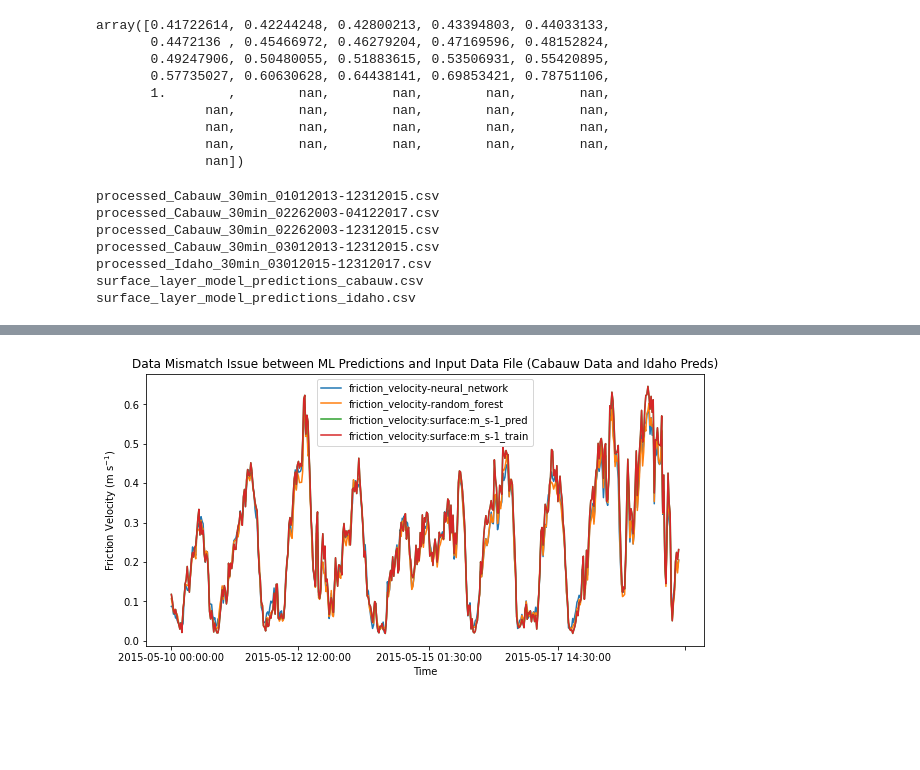
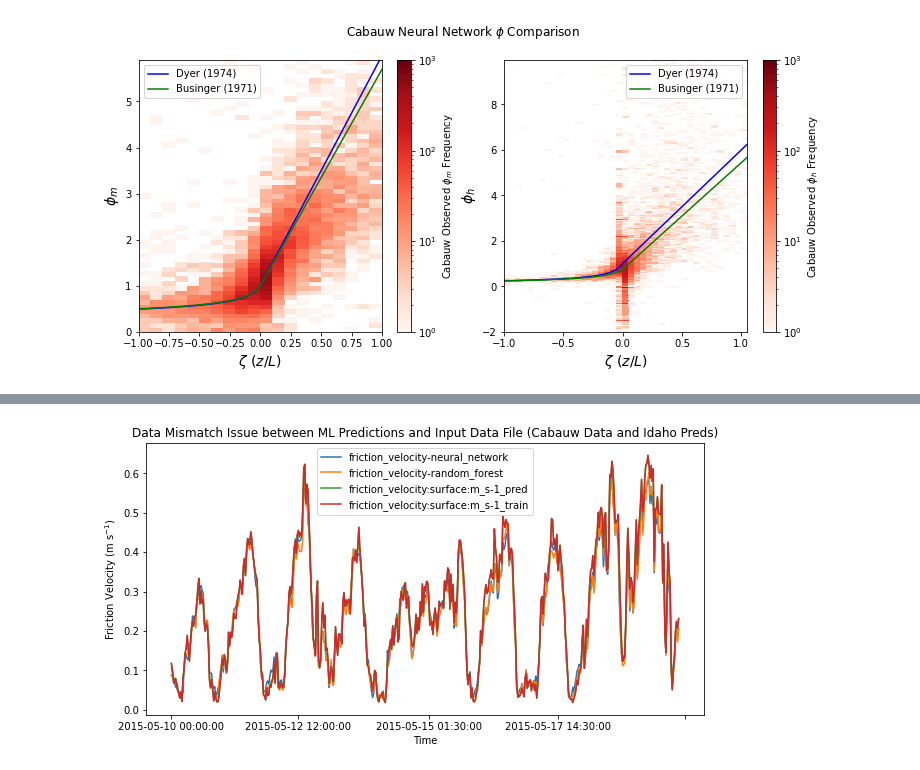
Before and after one commit to NCAR/mlsurfacelayer, a Jupyter notebook: notebooks/phi_plots.ipynb, the cells around one changed output, grey strips where cells are left out. Drawn from its saved outputs; the diff is of its cells as text; code cells hidden in the pictures; blank space fills up the shorter version.

```diff
--- a/notebooks/phi_plots.ipynb
+++ b/notebooks/phi_plots.ipynb
@@ -149,22 +264,34 @@ plt.savefig("cabauw_phi_comparison.png", dpi=250, bbox_inches="tight")
+# %%
+plt.figure(figsize=(12, 5))
+plt.subplot(1, 2, 1)
+plt.plot(zeta, phi_m_out[0], color="blue", label="Dyer (1974)")
+plt.plot(zeta, phi_m_out[1], color="green", label="Businger (1971)")
+
+plt.hist2d(combined_cabauw["zeta_m_obs"], combined_cabauw["phi_m_neural_network"],
+           bins=(np.arange(-1, 1.1, 0.1), np.arange(0, 6, 0.1)), cmin=1, norm=LogNorm(vmax=1e3), cmap="Reds")
+plt.xlabel("$\zeta\ (z/L)$", fontsize=14)
+plt.colorbar(label="Cabauw Observed $\phi_m$ Frequency")
+plt.ylabel("$\phi_m$", fontsize=14)
+
+plt.legend(loc=0)
+plt.subplot(1, 2, 2)
+
+plt.plot(zeta, phi_h_out[0], color="blue", label="Dyer (1974)")
+plt.plot(zeta, phi_h_out[1], color="green", label="Businger (1971)")
+
+plt.hist2d(combined_cabauw["zeta_h_obs"], combined_cabauw["phi_h_neural_network"],
+           bins=(np.arange(-1, 1.1, 0.05), np.arange(-2, 10, 0.05)), cmin=1, norm=LogNorm(vmax=1e3), cmap="Reds")
+plt.colorbar(label="Cabauw Observed $\phi_h$ Frequency")
+plt.xlabel("$\zeta\ (z/L)$", fontsize=14)
+plt.ylabel("$\phi_h$", fontsize=14)
+plt.suptitle("Cabauw Neural Network $\phi$ Comparison")
+
+plt.legend(loc=0)
+plt.savefig("cabauw_phi_comparison_nn.png", dpi=250, bbox_inches="tight")
+# %% [output]
+[figure, added]
 # %%
-phi_m_out
+ml_preds_idaho = pd.read_csv("/glade/scratch/cbecker/MLSurface_data/idaho_train_idaho_test_predictions.csv", index_col="Time")
+ml_train_test_idaho = pd.read_csv("/glade/scratch/cbecker/MLSurface_data/processed_Idaho_30min_03012015-12312017.csv", index_col="Time")
+combined_idaho = pd.merge(ml_train_test_idaho, ml_preds_idaho, how="left", left_index=True, right_index=True, suffixes=("_pred", "_train"))
+combined_idaho["temperature_scale_new:surface:K_train"] = -combined_idaho["sensible_heat_flux:surface:W_m-2_train"] / (combined_idaho["air_density:10_m:kg_m-3_train"] * 287 * 7.0 / 2.0 * combined_idaho["friction_velocity:surface:m_s-1_train"])
-# %% [output]
-array([0.41722614, 0.42244248, 0.42800213, 0.43394803, 0.44033133,
-       0.4472136 , 0.45466972, 0.46279204, 0.47169596, 0.48152824,
-       0.49247906, 0.50480055, 0.51883615, 0.53506931, 0.55420895,
-       0.57735027, 0.60630628, 0.64438141, 0.69853421, 0.78751106,
-       1.        ,        nan,        nan,        nan,        nan,
-              nan,        nan,        nan,        nan,        nan,
-              nan,        nan,        nan,        nan,        nan,
-              nan,        nan,        nan,        nan,        nan,
-              nan])
-# %%
-ls /glade/scratch/cbecker/MLSurface_data/
-# %% [output]
-processed_Cabauw_30min_01012013-12312015.csv
-processed_Cabauw_30min_02262003-04122017.csv
-processed_Cabauw_30min_02262003-12312015.csv
-processed_Cabauw_30min_03012013-12312015.csv
-processed_Idaho_30min_03012015-12312017.csv
-surface_layer_model_predictions_cabauw.csv
-surface_layer_model_predictions_idaho.csv
```
Also changed, not shown: parts of 42 cells of this notebook, 14 other files.
